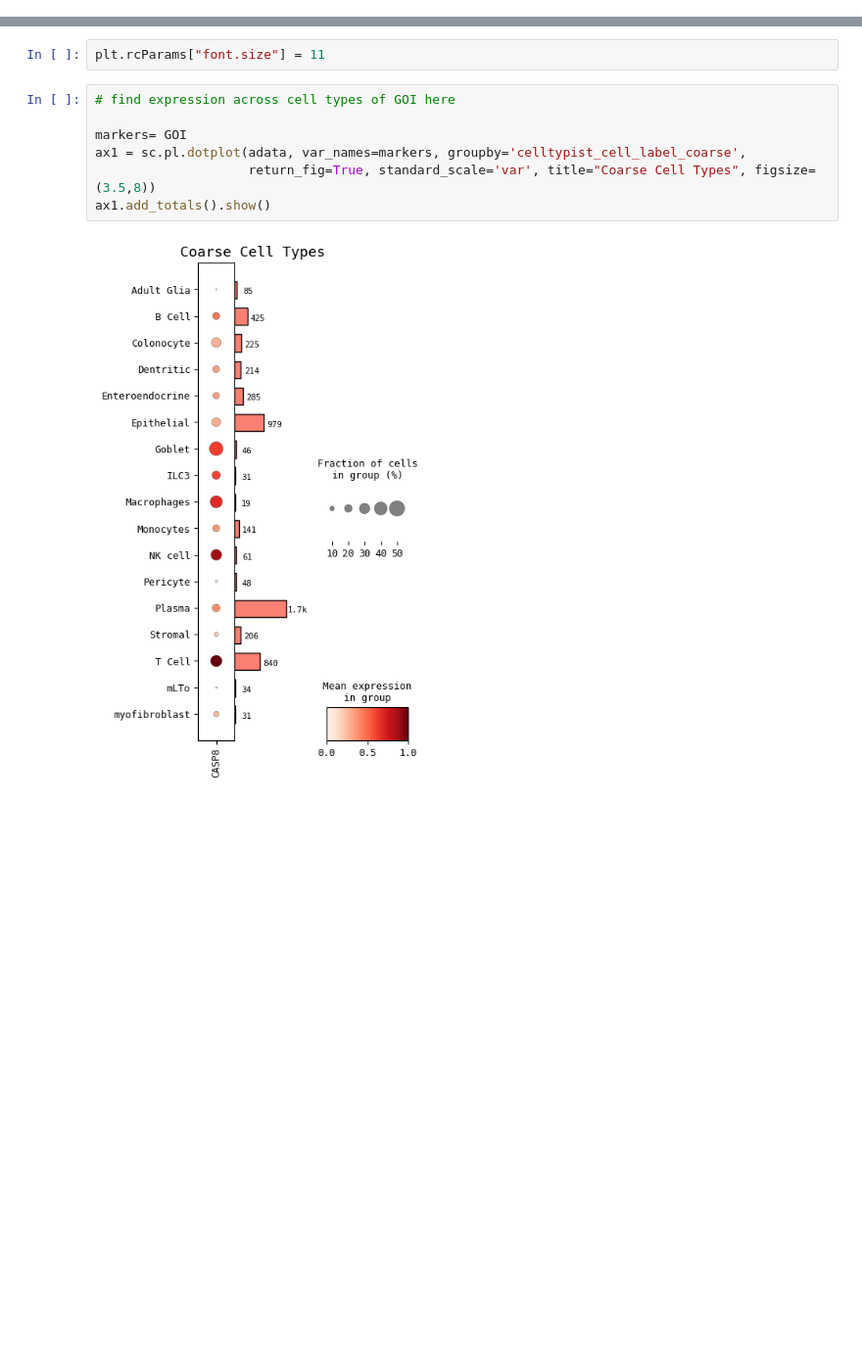
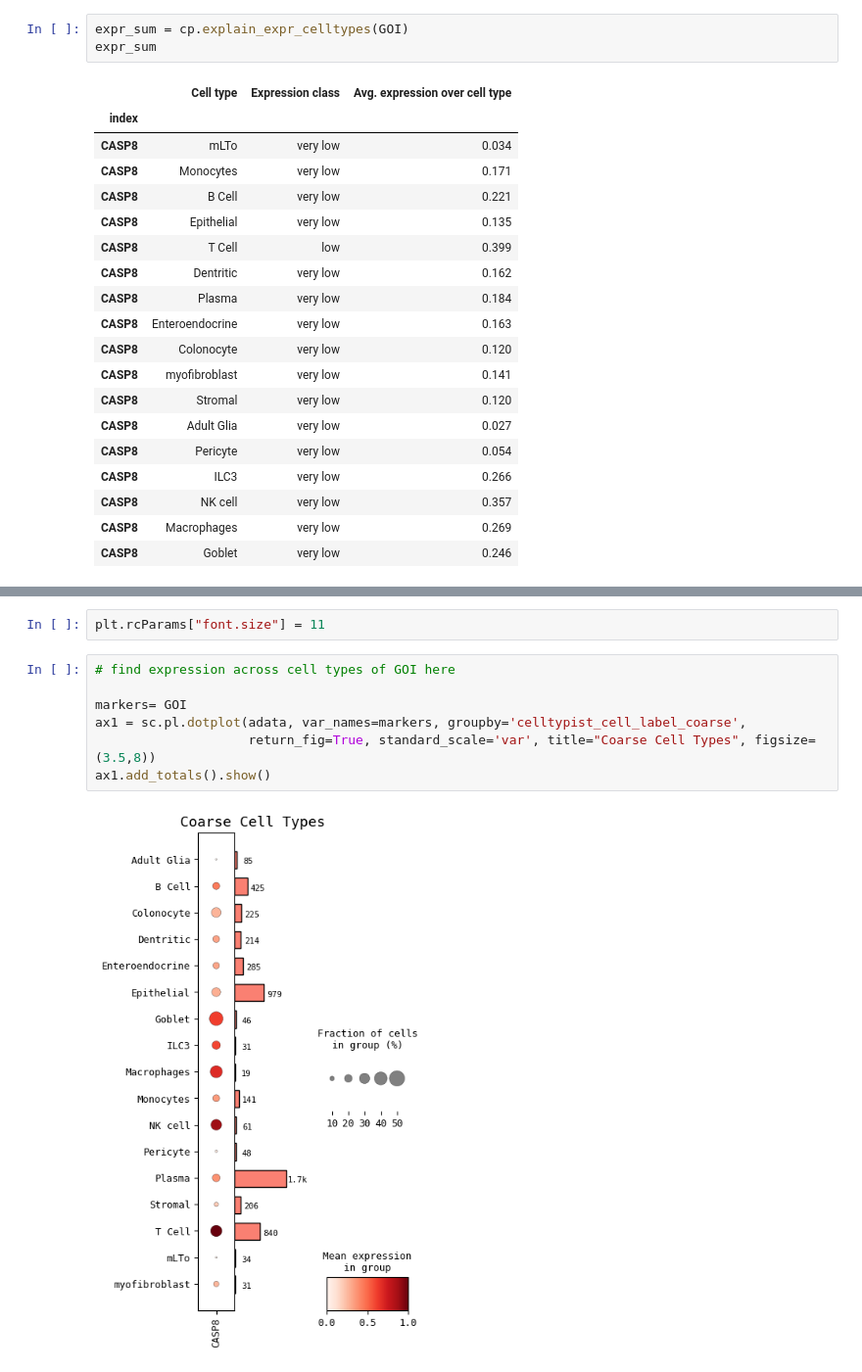
Before and after one commit to chickaroo/genereporter, a Jupyter notebook: src/pipeline.ipynb, the cells around one changed output, grey strips where cells are left out. Shown: that part at 98% size. Saved outputs shown, nothing was run; the diff lists cells and outputs as text; blank space fills up the shorter version.

```diff
--- a/src/pipeline.ipynb
+++ b/src/pipeline.ipynb
@@ -187,0 +19,23 @@ very_high: 42
+# %%
+expr_sum = cp.explain_expr_celltypes(GOI)
+expr_sum
+# %% [output]
+|  | Cell type | Expression class | Avg. expression over cell type |
+| index |  |  |  |
+| CASP8 | mLTo | very low | 0.034 |
+| CASP8 | Monocytes | very low | 0.171 |
+| CASP8 | B Cell | very low | 0.221 |
+| CASP8 | Epithelial | very low | 0.135 |
+| CASP8 | T Cell | low | 0.399 |
+| CASP8 | Dentritic | very low | 0.162 |
+| CASP8 | Plasma | very low | 0.184 |
+| CASP8 | Enteroendocrine | very low | 0.163 |
+| CASP8 | Colonocyte | very low | 0.120 |
+| CASP8 | myofibroblast | very low | 0.141 |
+| CASP8 | Stromal | very low | 0.120 |
+| CASP8 | Adult Glia | very low | 0.027 |
+| CASP8 | Pericyte | very low | 0.054 |
+| CASP8 | ILC3 | very low | 0.266 |
+| CASP8 | NK cell | very low | 0.357 |
+| CASP8 | Macrophages | very low | 0.269 |
+| CASP8 | Goblet | very low | 0.246 |
```
Also changed, not shown: parts of 16 cells of this notebook, 1 other file.
